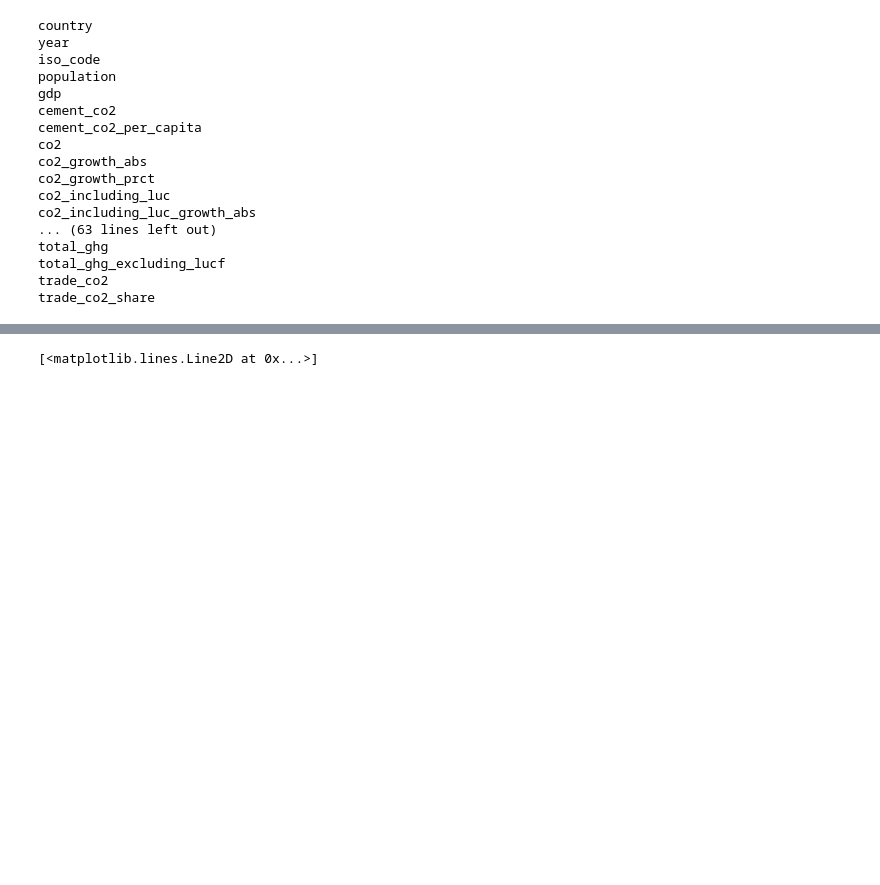
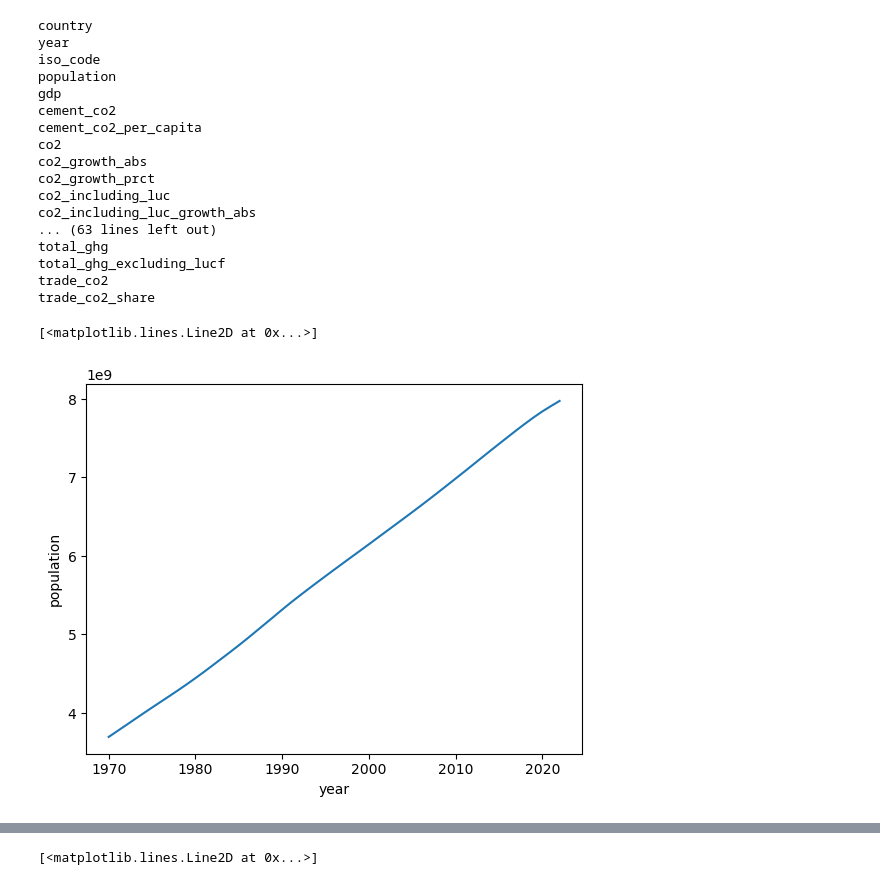
Before and after one commit to fedef17/Spectre, a Jupyter notebook: read_data.ipynb, the cells around one changed output, grey strips where cells are left out. Saved outputs shown, nothing was run; the diff lists cells and outputs as text; code cells hidden in the pictures; blank space fills up the shorter version.

```diff
--- a/read_data.ipynb
+++ b/read_data.ipynb
@@ -68,3 +85,12 @@ total_ghg
 total_ghg_excluding_lucf
 trade_co2
 trade_co2_share
+# %%
+pop = xr.DataArray(codict['population'], name = 'population', dims = ["year"], coords = {"year": codict['year']})
+#gdp = xr.DataArray(codict['gdp'], name = 'gdp', dims = ["year"], coords = {"year": codict['year']})
+ene = xr.DataArray(codict['primary_energy_consumption'], name = 'energy', dims = ["year"], coords = {"year": codict['year']})
+# %%
+pop.sel(year = slice(1970, None)).plot()
+# %% [output]
+[<matplotlib.lines.Line2D at 0x...>]
+[figure, added]
```
Also changed, not shown: parts of 16 cells of this notebook, 2 other files.
